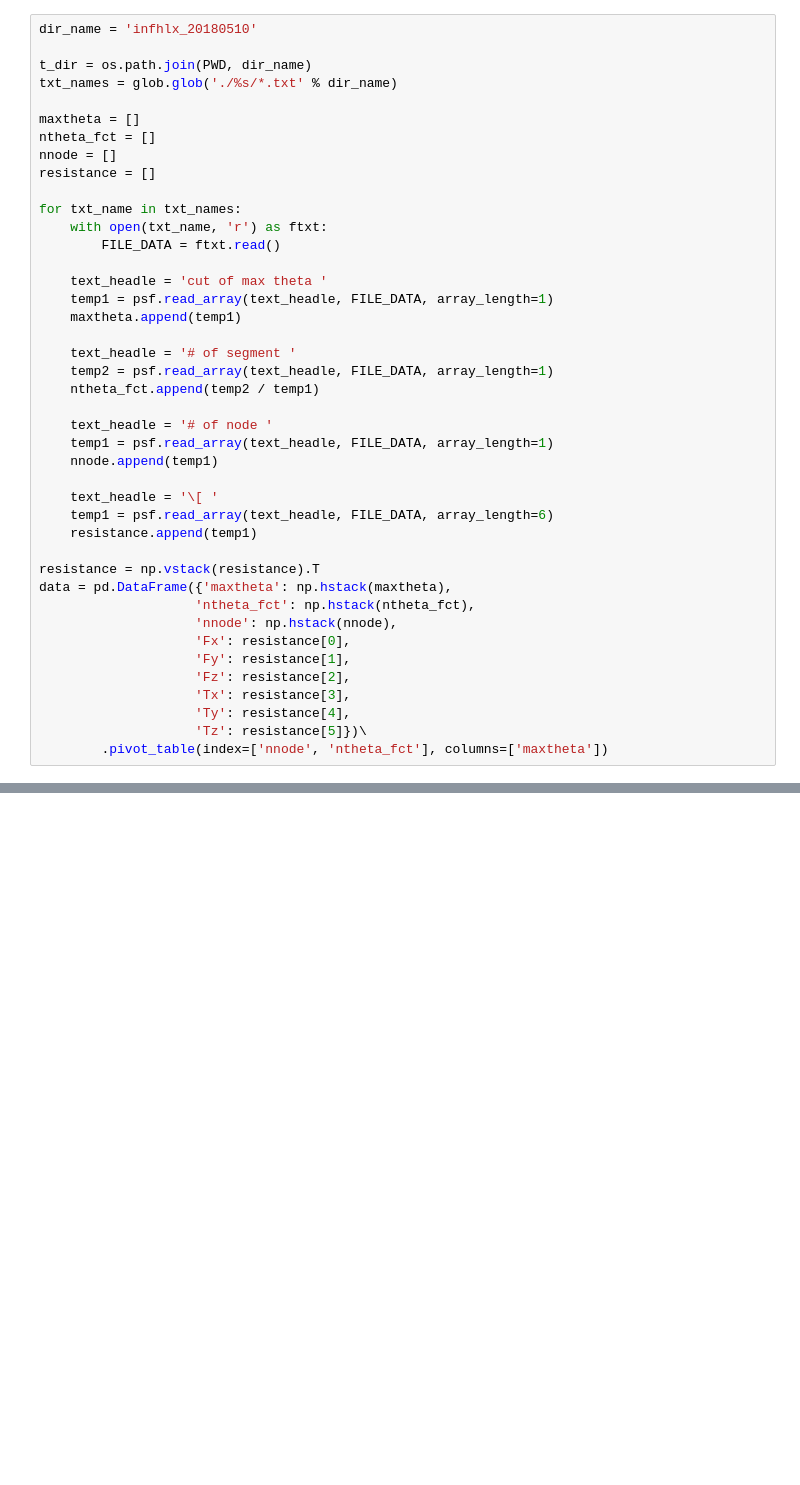
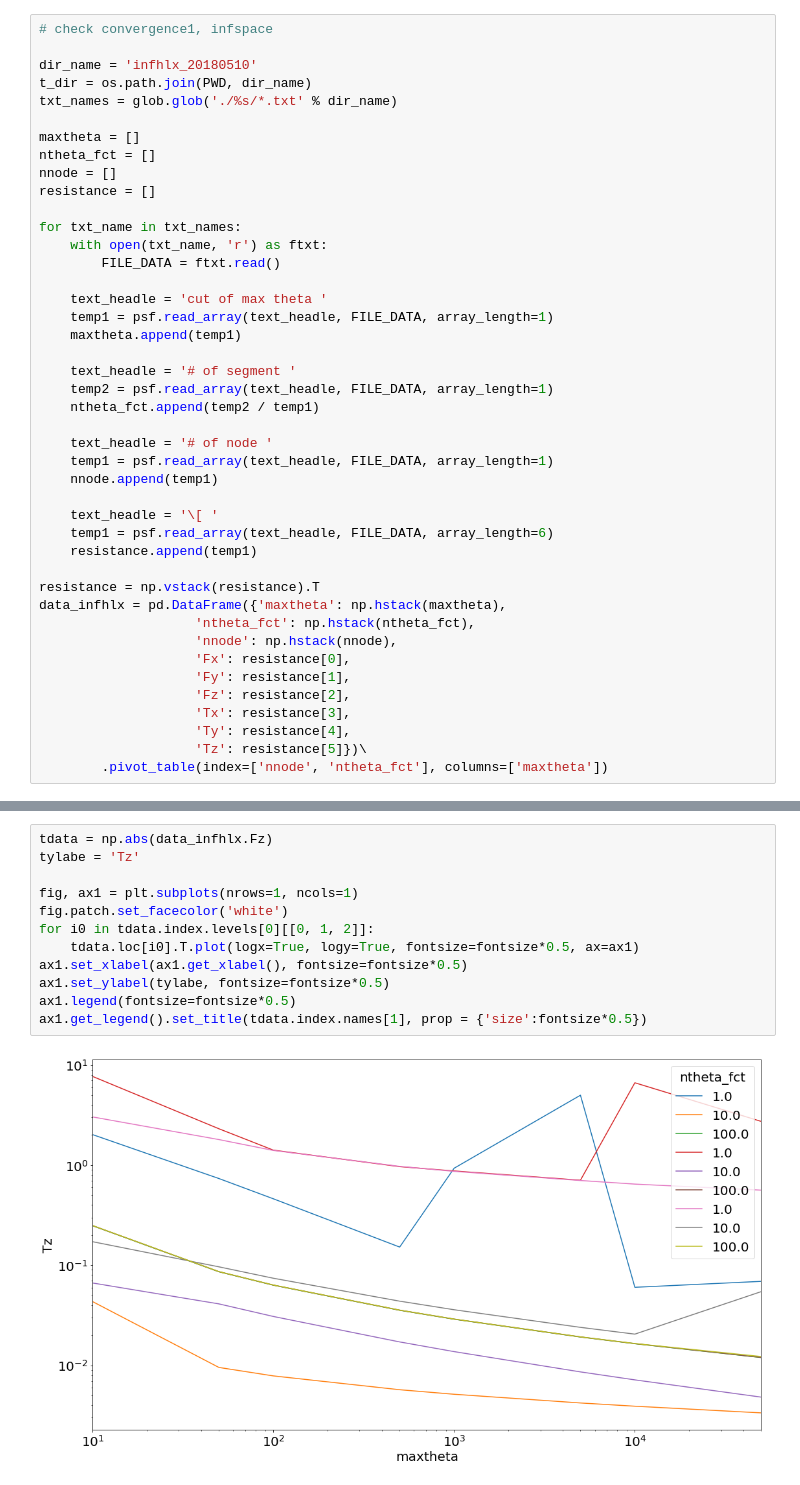
Before and after one commit to pcmagic/stokes_flow, a Jupyter notebook: infhelix/main_show_results.ipynb, the cells around one changed output, grey strips where cells are left out. Saved outputs shown, nothing was run; the diff lists cells and outputs as text; blank space fills up the shorter version.

```diff
--- a/infhelix/main_show_results.ipynb
+++ b/infhelix/main_show_results.ipynb
@@ -24,8 +25,9 @@ np.set_printoptions(linewidth=110, precision=5)
 # %% [output]
 Populating the interactive namespace from numpy and matplotlib
 # %%
+# check convergence1, infspace
+
 dir_name = 'infhlx_20180510'
-
 t_dir = os.path.join(PWD, dir_name)
 txt_names = glob.glob('./%s/*.txt' % dir_name)
 
@@ -55,7 +57,7 @@ for txt_name in txt_names:
     resistance.append(temp1)
 
 resistance = np.vstack(resistance).T
-data = pd.DataFrame({'maxtheta': np.hstack(maxtheta),
+data_infhlx = pd.DataFrame({'maxtheta': np.hstack(maxtheta),
                     'ntheta_fct': np.hstack(ntheta_fct),
                     'nnode': np.hstack(nnode),
                     'Fx': resistance[0],
@@ -88,0 +91,14 @@ display(data.Tz)
+# %%
+tdata = np.abs(data_infhlx.Fz)
+tylabe = 'Tz'
+
+fig, ax1 = plt.subplots(nrows=1, ncols=1)
+fig.patch.set_facecolor('white')
+for i0 in tdata.index.levels[0][[0, 1, 2]]:
+    tdata.loc[i0].T.plot(logx=True, logy=True, fontsize=fontsize*0.5, ax=ax1)
+ax1.set_xlabel(ax1.get_xlabel(), fontsize=fontsize*0.5)
+ax1.set_ylabel(tylabe, fontsize=fontsize*0.5)
+ax1.legend(fontsize=fontsize*0.5)
+ax1.get_legend().set_title(tdata.index.names[1], prop = {'size':fontsize*0.5})
+# %% [output]
+[figure, added]
```
Also changed, not shown: parts of 10 cells of this notebook, 40 other files.
